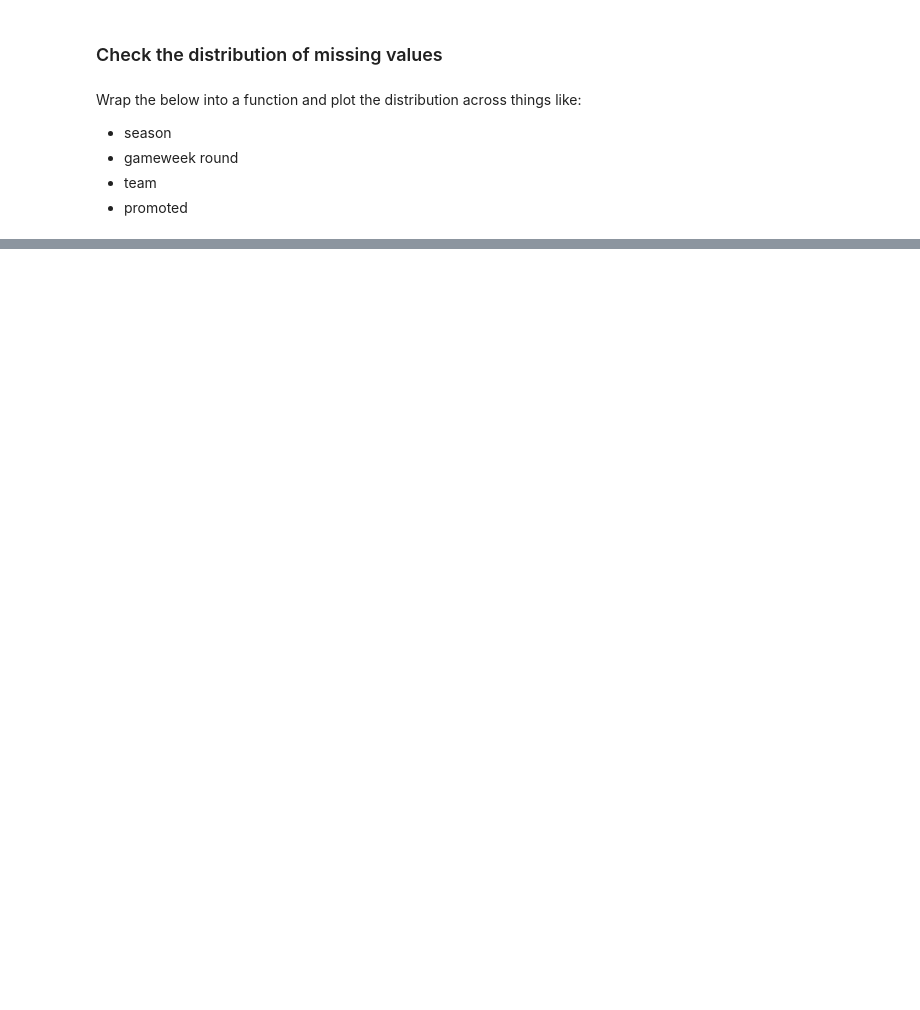
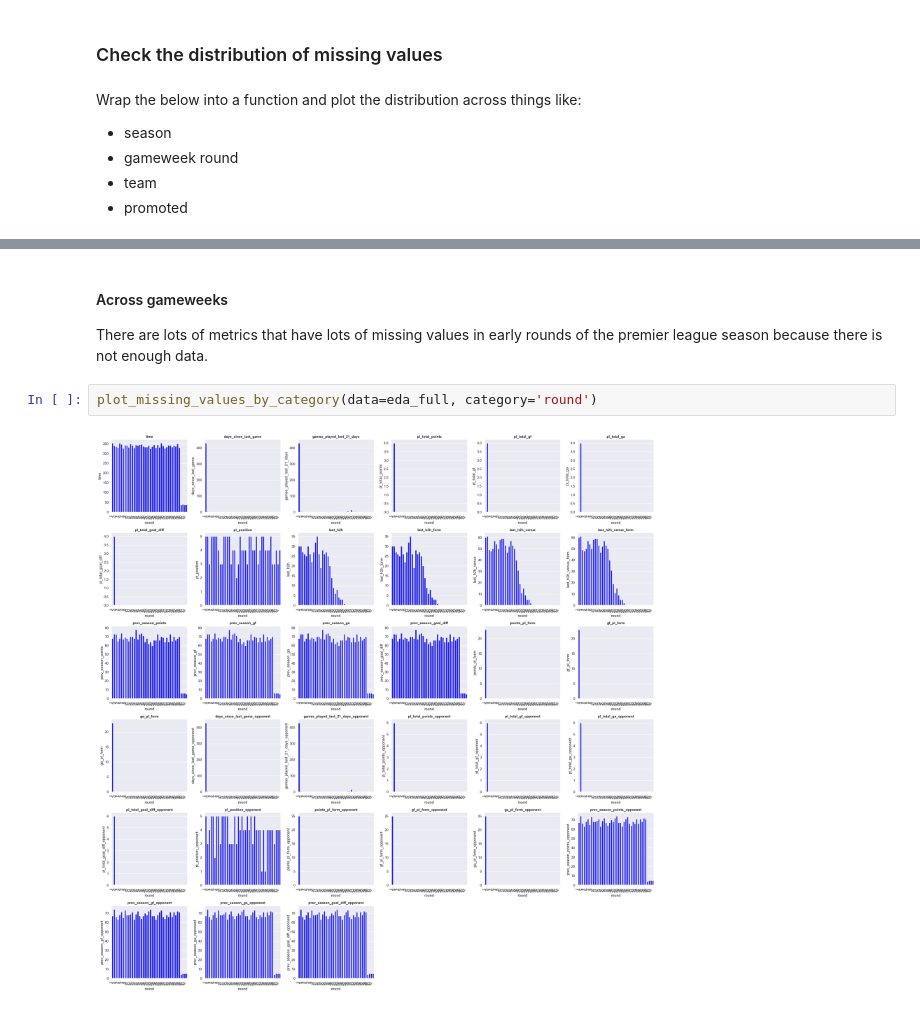
Before and after one commit to lucelsby/EPL-Prediction, a Jupyter notebook: notebooks/04_EDA.ipynb, the cells around one changed output, grey strips where cells are left out. Drawn from its saved outputs; the diff is of its cells as text; blank space fills up the shorter version.

```diff
--- a/notebooks/04_EDA.ipynb
+++ b/notebooks/04_EDA.ipynb
@@ -144,0 +124,8 @@ len(variables)
+# %% [markdown]
+#### Across gameweeks
+
+There are lots of metrics that have lots of missing values in early rounds of the premier league season because there is not enough data.
+# %%
+plot_missing_values_by_category(data=eda_full, category='round')
+# %% [output]
+[figure, added]
```
Also changed, not shown: parts of 18 cells of this notebook.
